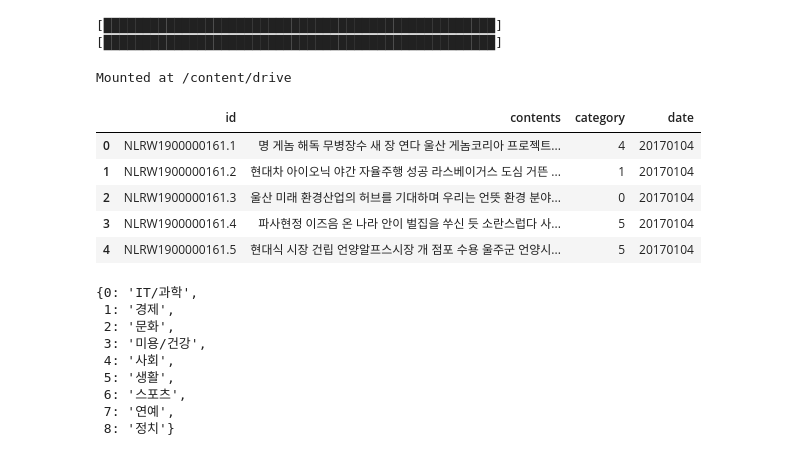
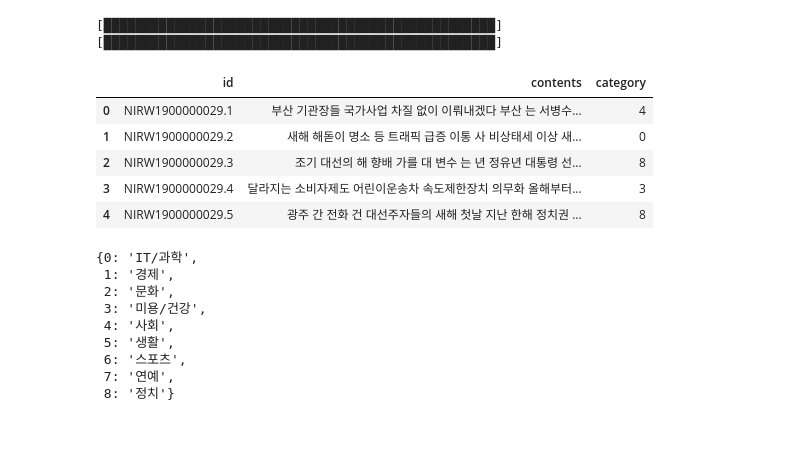
Before and after one commit to cateto/python4NLP, a Jupyter notebook: kobert/news_classifications_pytorch_kobert.ipynb, the cells around one changed output. Drawn from its saved outputs; the diff is of its cells as text; code cells hidden in the pictures.

```diff
--- a/kobert/news_classifications_pytorch_kobert.ipynb
+++ b/kobert/news_classifications_pytorch_kobert.ipynb
@@ -61,42 +66,37 @@ bertmodel, vocab = get_pytorch_kobert_model()
 # %% [output]
 [██████████████████████████████████████████████████]
 [██████████████████████████████████████████████████]
-# %%
-from google.colab import drive
-drive.mount('/content/drive')
-# %% [output]
-Mounted at /content/drive
 # %%
 from sklearn.model_selection import train_test_split
 from sklearn.preprocessing import LabelEncoder
 import pandas as pd
-dataset = pd.read_csv('/content/drive/MyDrive/rsn_nlp_project/sample_0727.csv')
+dataset = pd.read_csv('/content/drive/MyDrive/Colab Notebooks/sample_0728.csv')
 
 #라벨 데이터 category 정수로 변환
 
 encoder = LabelEncoder()
 encoder.fit(dataset['category'])
 dataset['category'] = encoder.transform(dataset['category'])
 
 # possible_labels = dataset['category'].unique()
 # label_dict = {}
 # for index, possible_label in enumerate(possible_labels):
 #     label_dict[possible_label] = index
 
 # dataset['category'] = dataset['category'].replace(label_dict)
 
 #이어서 contents 전처리(정제)
 dataset['contents'] = dataset['contents'].str.replace("[^ㄱ-ㅎㅏ-ㅣ가-힣 ]"," ")
 dataset['contents'] = dataset['contents'].str.replace("[ ]{2,}"," ")
 
 dataset.head()
 # %% [output]
-|  | id | contents | category | date |
-| 0 | NLRW1900000161.1 | 명 게놈 해독 무병장수 새 장 연다 울산 게놈코리아 프로젝트... | 4 | 20170104 |
-| 1 | NLRW1900000161.2 | 현대차 아이오닉 야간 자율주행 성공 라스베이거스 도심 거뜬 ... | 1 | 20170104 |
-| 2 | NLRW1900000161.3 | 울산 미래 환경산업의 허브를 기대하며 우리는 언뜻 환경 분야... | 0 | 20170104 |
-| 3 | NLRW1900000161.4 | 파사현정 이즈음 온 나라 안이 벌집을 쑤신 듯 소란스럽다 사... | 5 | 20170104 |
-| 4 | NLRW1900000161.5 | 현대식 시장 건립 언양알프스시장 개 점포 수용 울주군 언양시... | 5 | 20170104 |
+|  | id | contents | category |
+| 0 | NIRW1900000029.1 | 부산 기관장들 국가사업 차질 없이 이뤄내겠다 부산 는 서병수... | 4 |
+| 1 | NIRW1900000029.2 | 새해 해돋이 명소 등 트래픽 급증 이통 사 비상태세 이상 새... | 0 |
+| 2 | NIRW1900000029.3 | 조기 대선의 해 향배 가를 대 변수 는 년 정유년 대통령 선... | 8 |
+| 3 | NIRW1900000029.4 | 달라지는 소비자제도 어린이운송차 속도제한장치 의무화 올해부터... | 3 |
+| 4 | NIRW1900000029.5 | 광주 간 전화 건 대선주자들의 새해 첫날 지난 한해 정치권 ... | 8 |
 # %%
 mapping = dict(zip(range(len(encoder.classes_)), encoder.classes_))
 mapping
```
Also changed, not shown: parts of 12 cells of this notebook.
